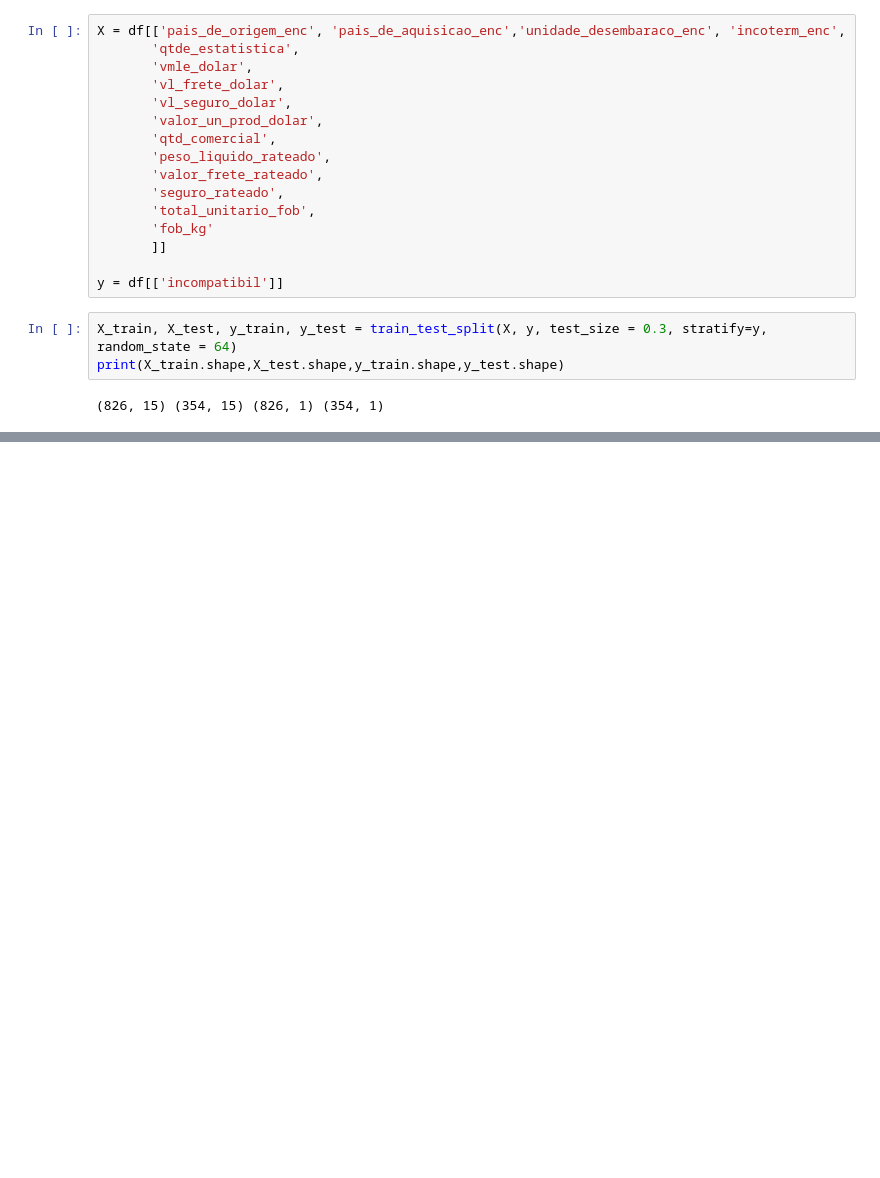
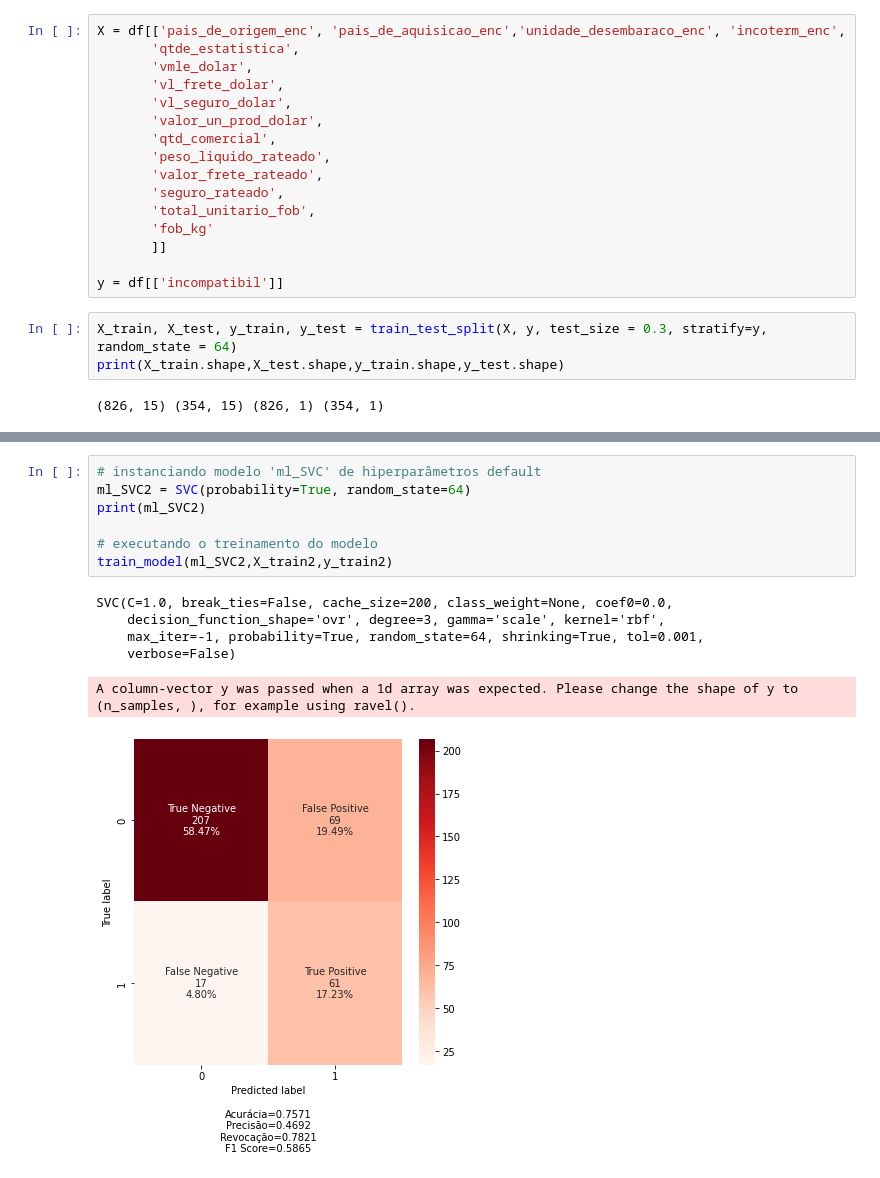
Before and after one commit to Mastroiani/TCC, a Jupyter notebook: SVM.ipynb, the cells around one changed output, grey strips where cells are left out. Drawn from its saved outputs; the diff is of its cells as text; blank space fills up the shorter version.

```diff
--- a/SVM.ipynb
+++ b/SVM.ipynb
@@ -215,0 +302,14 @@ Counter({'incompatibil': 1})
+# %%
+# instanciando modelo 'ml_SVC' de hiperparâmetros default
+ml_SVC2 = SVC(probability=True, random_state=64)
+print(ml_SVC2)
+
+# executando o treinamento do modelo
+train_model(ml_SVC2,X_train2,y_train2)
+# %% [output]
+SVC(C=1.0, break_ties=False, cache_size=200, class_weight=None, coef0=0.0,
+    decision_function_shape='ovr', degree=3, gamma='scale', kernel='rbf',
+    max_iter=-1, probability=True, random_state=64, shrinking=True, tol=0.001,
+    verbose=False)
+A column-vector y was passed when a 1d array was expected. Please change the shape of y to (n_samples, ), for example using ravel().
+[figure, added]
```
Also changed, not shown: parts of 27 cells of this notebook.
